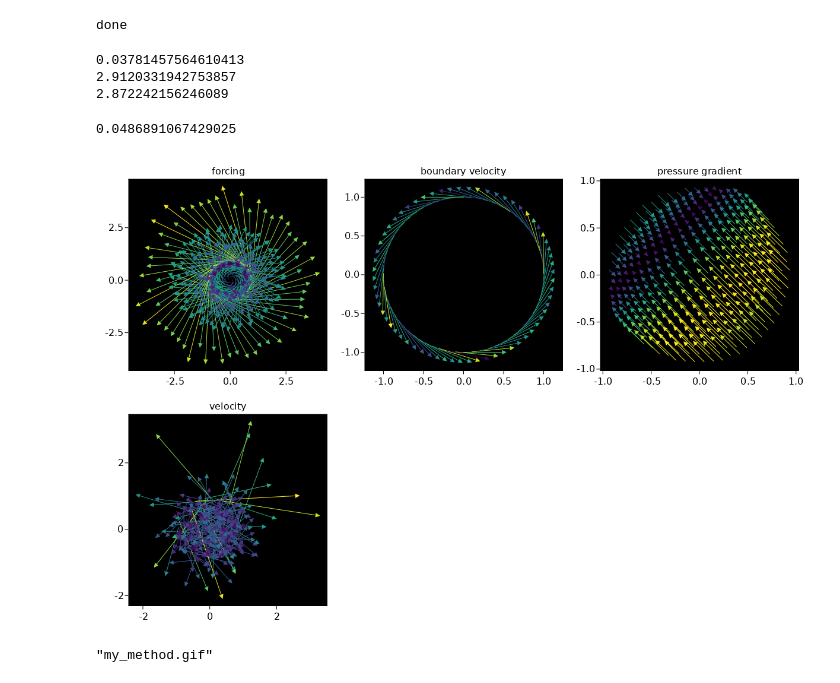
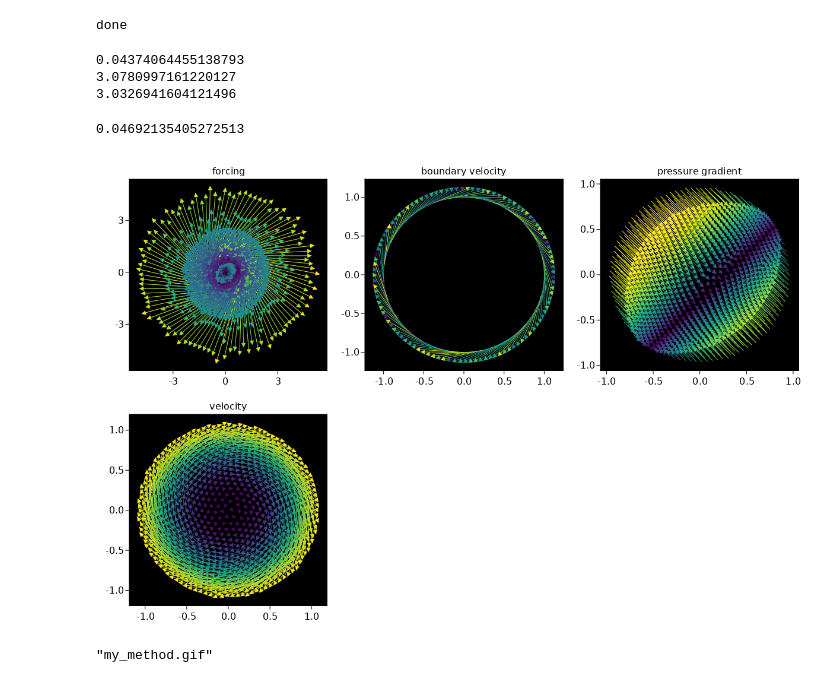
Before and after one commit to Volodymyr-Y/RBF-PDEs, a Jupyter notebook: time-dependent_stokes.ipynb, the cells around one changed output. Drawn from its saved outputs; the diff is of its cells as text; code cells hidden in the pictures.

```diff
--- a/time-dependent_stokes.ipynb
+++ b/time-dependent_stokes.ipynb
@@ -96,6 +108,6 @@ using DistMesh2D
 fdistance(p) = sqrt(sum(p .^ 2)) - 1
 fedgelength(p) = 1/(sqrt(sum(p .^ 2))+1)
 boundingbox = [-1.1 -1.1; 1.1 1.1]
-initdistance = 0.1
+initdistance = 0.06
 x, y = distmesh2d(fdistance, fedgelength, boundingbox, initdistance)
 # %% [output]
@@ -221,5 +242,6 @@ test_tensor = point_difference_tensor(Internal_points[:,1:5],Internal_points[:,1
 # %%
-param = 4
+# calculate matrices for the simulation
+param = 10
 tensor_internal_internal = point_difference_tensor(Internal_points,Internal_points)
 tensor_internal_all = point_difference_tensor(Internal_points,All_points)
 tensor_all_all = point_difference_tensor(All_points,All_points)
@@ -240,14 +262,20 @@ A = apply_matrix(Φ, tensor_internal_internal, param)
 A_div = apply_matrix(Φ_div, tensor_internal_internal, param)
 B = apply_matrix(Φ_div, tensor_internal_boundary, param)
 C = apply_matrix(Φ_div, tensor_boundary_boundary, param)
+println("dims A: ",size(A))
+println("dims B: ",size(B))
+println("dims C: ",size(C))
+#display(hcat(A,B))
+#display(hcat(B',C))
 AA = vcat(hcat(A,B),hcat(B',C))
+#display(AA)
 AB = hcat(A_div,B)
 Px = AB*inv(AA)
 Pi = Px[:,1:2*N_i]
 Pb = Px[:,2*N_i+1:end]
-
+println("cond AA ",cond(AA))
 Ax = apply_matrix(Φ_normal, tensor_all_all, param)
-AL = -1 * apply_matrix(Φ, tensor_all_all, param)
+AL =  -1 .* apply_matrix(Φ, tensor_all_all, param)
 L = AL*inv(Ax)
 Li = L[1:2*N_i,1:2*N_i]
 Lb = L[1:2*N_i,2*N_i+1:end]
@@ -259,6 +287,6 @@ ax  =Axis(fig[1,1])
 hm = CairoMakie.heatmap!(ax,B)
 CairoMakie.Colorbar(fig[1,2], hm)
 fig
-println(cond(Pi*L_i))
-println(maximum(real.(eigvals(Pi*L_i))))
+println(cond(Pi*Li))
+println(maximum(real.(eigvals(Pi*Li))))
 # %% [output]
@@ -313,12 +365,12 @@ end
 function f2!(du,u,p,t) # paper version
     Li,Lb,Pi,Pb,f,g,∂ₜg, ∇p = p
 
-    du .=   (Li * u .+ Lb * g(t) .+ f(t) .- ∇p(t) ) #.+ Pb*∂ₜg(t)
+    du .=   Pi * (Li * u .+ Lb * g(t) .+ f(t) ) .+ Pb*∂ₜg(t)
 end
 
 u0 = u_true_internal(0)
-tspan = (0.0,2*π)
-prob1 = ODEProblem(f1!,u0,tspan,[L_i,L_b,P,f,g])
+tspan = (0.0,2.0)
+#prob1 = ODEProblem(f1!,u0,tspan,[L_i,L_b,P,f,g])
 prob2 = ODEProblem(f2!,u0,tspan,[Li,Lb,Pi,Pb,f,g,∂ₜg,∇p])
 sol = solve(prob2,ImplicitEuler())
 println("done")
@@ -327,16 +379,16 @@ done
 # %%
 println(maximum(abs.(sol(1.3) - u_true_internal(1.3))))
 println(maximum(vcat(sol[:]...)))
-println(maximum(vcat(u_true_internal.(0:0.1:6.28)...)))
-maximum(abs.(vcat(u_true_internal.(0:0.01:6.28)...) - vcat(sol(0:0.01:6.28)...)))
+println(maximum(vcat(u_true_internal.(0:0.1:2)...)))
+maximum(abs.(vcat(u_true_internal.(0:0.01:2)...) - vcat(sol(0:0.01:2)...)))
 # %% [output]
-0.03781457564610413
-2.9120331942753857
-2.872242156246089
+0.04374064455138793
+3.0780997161220127
+3.0326941604121496
-0.0486891067429025
+0.04692135405272513
 # %%
 
-t_interest = 2.3
+t_interest = 1.3
 xsi = Internal_points[1,:]
 ysi = Internal_points[2,:]
 
@@ -346,38 +398,38 @@ v = sol(t_interest)[2:2:2*N_i]
 usi = f(t_interest)[1:2:2*N_i]
 vsi = f(t_interest)[2:2:2*N_i]
 
-up = Δp(t_interest)[1:2:2*N_i]
-vp = Δp(t_interest)[2:2:2*N_i]
+up = ∇p(t_interest)[1:2:2*N_i]
+vp = ∇p(t_interest)[2:2:2*N_i]
 
 xsb = Boundary_points[1,:]
 ysb = Boundary_points[2,:]
 usb = g(t_interest)[1:2:2*N_b]
 vsb = g(t_interest)[2:2:2*N_b]
 
 strengthi = (sqrt.( usi.^ 2 .+  vsi.^ 2) )
 strengthb = (sqrt.( usb.^ 2 .+  vsb.^ 2) )
 strengthp = (sqrt.( (up.+0.0).^ 2 .+  (vp .+0.0).^ 2) )
 strengthsol = (sqrt.( (u.+0.0).^ 2 .+  (v .+0.0).^ 2) )
 
 fig = Figure(resolution = (3*400, 2*400))
 subfig1 = fig[1, 1] = GridLayout()
 subfig2 = fig[1, 2] = GridLayout()
 subfig3 = fig[1, 3] = GridLayout()
 subfig4 = fig[2, 1] = GridLayout()
 ax1 = Axis(subfig1[1, 1], backgroundcolor = "black",title = "forcing")
 ax2 = Axis(subfig2[1, 1], backgroundcolor = "black",title = "boundary velocity")
 ax3 = Axis(subfig3[1, 1], backgroundcolor = "black",title = "pressure gradient")
 ax4 = Axis(subfig4[1, 1], backgroundcolor = "black",title = "velocity")
 arrows!(ax1,xsi, ysi, usi, vsi, arrowsize = 10, lengthscale = 0.2, arrowcolor = strengthi, linecolor = strengthi) #,
 arrows!(ax2,xsb, ysb, usb, vsb, arrowsize = 10, lengthscale = 0.2, arrowcolor = strengthb, linecolor = strengthb) #,
 arrows!(ax3,xsi, ysi, up, vp, arrowsize = 10, lengthscale = 0.2, arrowcolor = strengthp, linecolor = strengthp) #,
 arrows!(ax4,xsi, ysi,u , v, arrowsize = 10, lengthscale = 0.2, arrowcolor = strengthsol, linecolor = strengthsol)
 fig
 #save("testingg.png",fig)
 
 #println(up .^2 .+ vp .^2)
 # %% [output]
-[figure, old version]
+[figure, new version]
 # %%
 time = Observable(0.0)
 xs = Internal_points[1,:]
```
Also changed, not shown: parts of 10 cells of this notebook, 1 other file.
